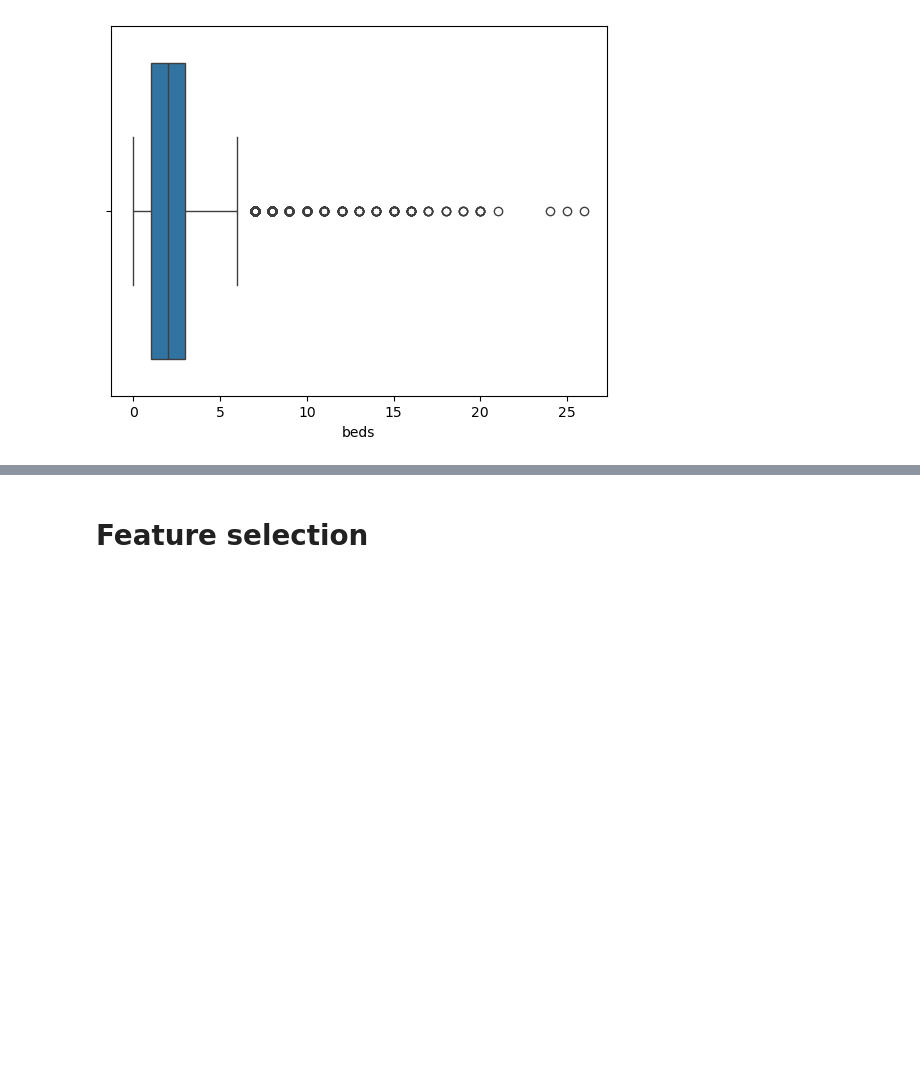
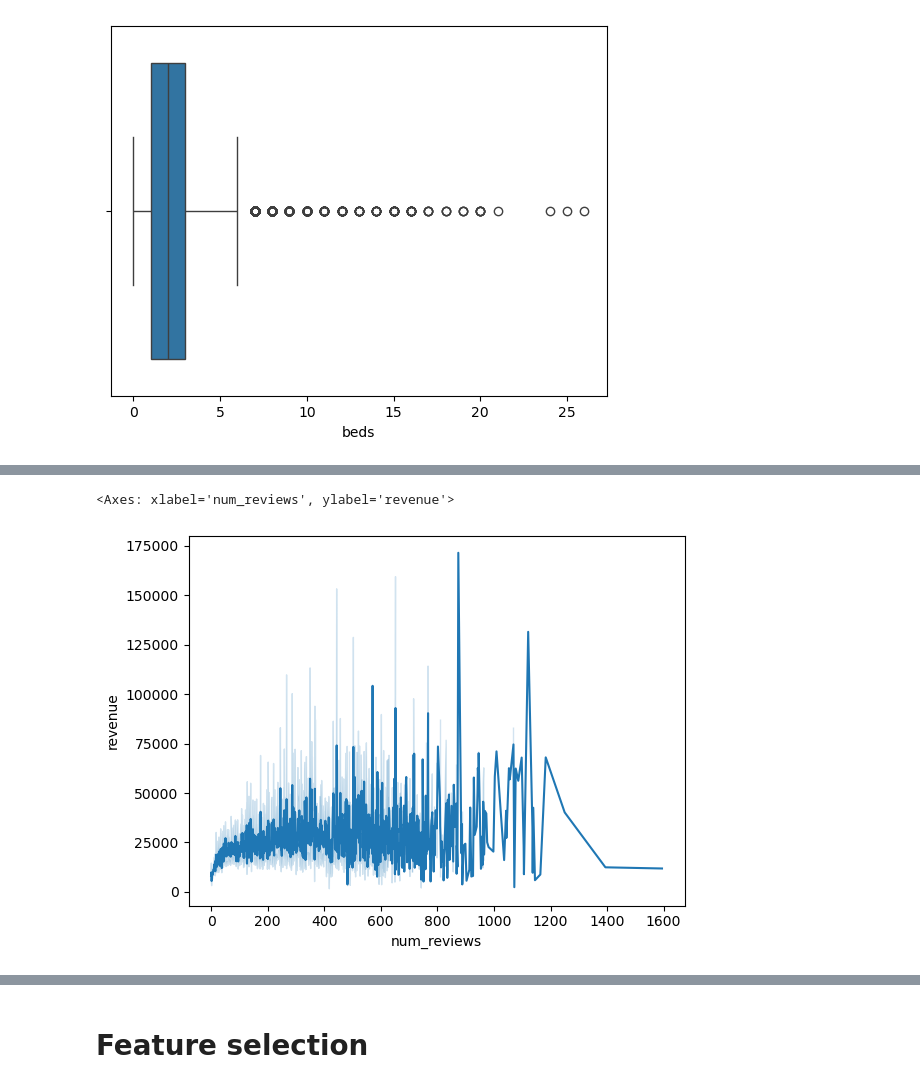
Before and after one commit to cbjonesea/ML-assignment, a Jupyter notebook: MLAssignment.ipynb, the cells around one changed output, grey strips where cells are left out. Drawn from its saved outputs; the diff is of its cells as text; code cells hidden in the pictures; blank space fills up the shorter version.

```diff
--- a/MLAssignment.ipynb
+++ b/MLAssignment.ipynb
@@ -415,0 +412,5 @@ sns.boxplot(data=rooms_test, x='beds')
+# %%
+sns.lineplot(x=rooms_test['num_reviews'], y=rooms_test['revenue'])
+# %% [output]
+<Axes: xlabel='num_reviews', ylabel='revenue'>
+[figure, added]
```
Also changed, not shown: parts of 59 cells of this notebook, 1 other file.
